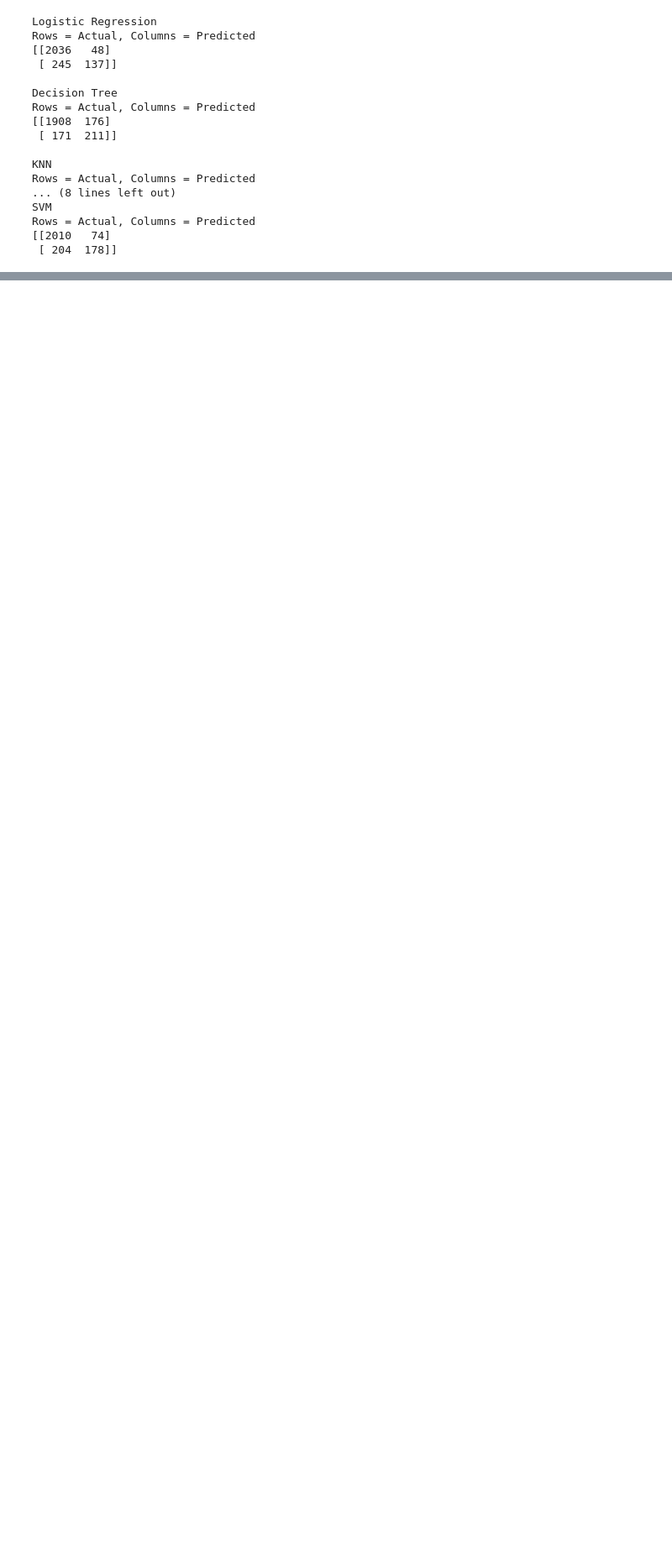
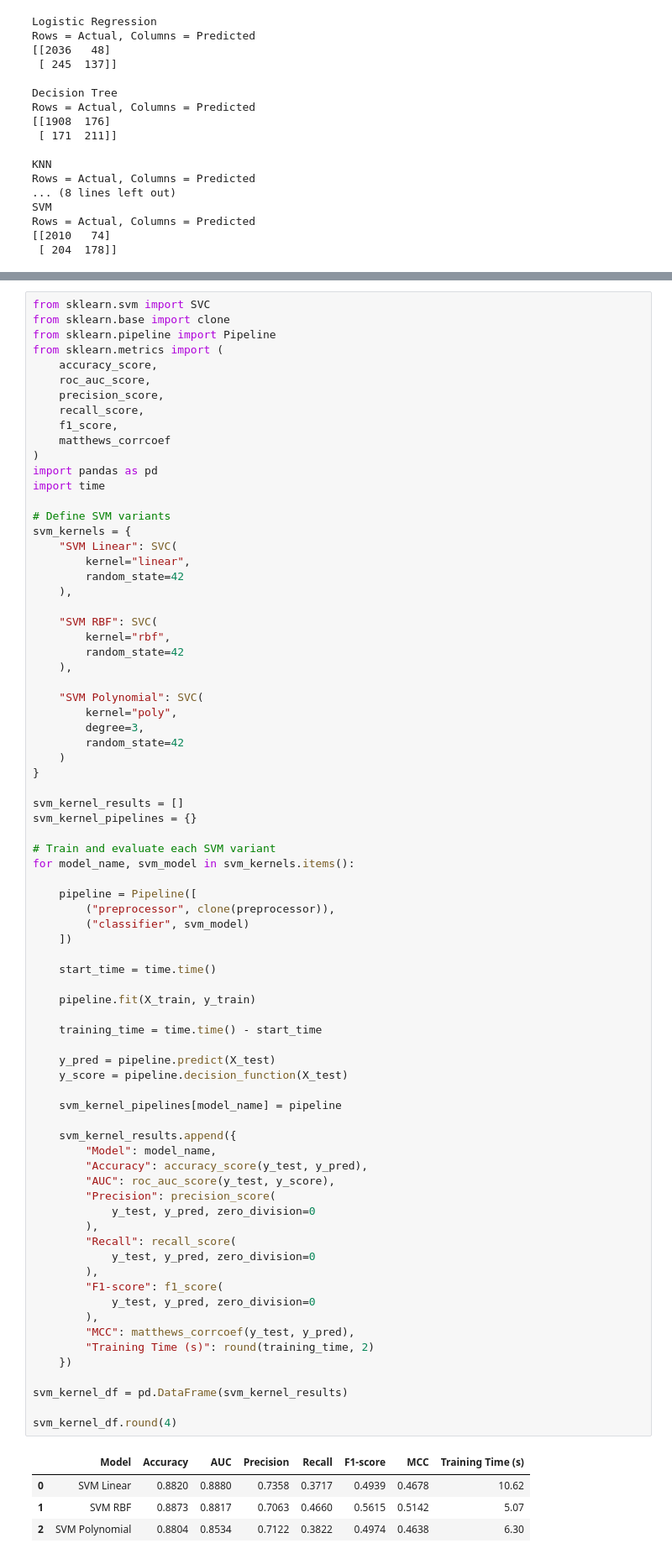
Before and after one commit to 2026AJ05675-LEO/online-shoppers-purchase-prediction, a Jupyter notebook: online-shoppers-purchase-prediction.ipynb, the cells around one changed output, grey strips where cells are left out. Shown at 84% size. Saved outputs shown, nothing was run; the diff lists cells and outputs as text; blank space fills up the shorter version.

```diff
--- a/online-shoppers-purchase-prediction.ipynb
+++ b/online-shoppers-purchase-prediction.ipynb
@@ -957,0 +997,81 @@ display(
+# %%
+from sklearn.svm import SVC
+from sklearn.base import clone
+from sklearn.pipeline import Pipeline
+from sklearn.metrics import (
+    accuracy_score,
+    roc_auc_score,
+    precision_score,
+    recall_score,
+    f1_score,
+    matthews_corrcoef
+)
+import pandas as pd
+import time
+
+# Define SVM variants
+svm_kernels = {
+    "SVM Linear": SVC(
+        kernel="linear",
+        random_state=42
+    ),
+
+    "SVM RBF": SVC(
+        kernel="rbf",
+        random_state=42
+    ),
+
+    "SVM Polynomial": SVC(
+        kernel="poly",
+        degree=3,
+        random_state=42
+    )
+}
+
+svm_kernel_results = []
+svm_kernel_pipelines = {}
+
+# Train and evaluate each SVM variant
+for model_name, svm_model in svm_kernels.items():
+
+    pipeline = Pipeline([
+        ("preprocessor", clone(preprocessor)),
+        ("classifier", svm_model)
+    ])
+
+    start_time = time.time()
+
+    pipeline.fit(X_train, y_train)
+
+    training_time = time.time() - start_time
+
+    y_pred = pipeline.predict(X_test)
+    y_score = pipeline.decision_function(X_test)
+
+    svm_kernel_pipelines[model_name] = pipeline
+
+    svm_kernel_results.append({
+        "Model": model_name,
+        "Accuracy": accuracy_score(y_test, y_pred),
+        "AUC": roc_auc_score(y_test, y_score),
+        "Precision": precision_score(
+            y_test, y_pred, zero_division=0
+        ),
+        "Recall": recall_score(
+            y_test, y_pred, zero_division=0
+        ),
+        "F1-score": f1_score(
+            y_test, y_pred, zero_division=0
+        ),
+        "MCC": matthews_corrcoef(y_test, y_pred),
+        "Training Time (s)": round(training_time, 2)
+    })
+
+svm_kernel_df = pd.DataFrame(svm_kernel_results)
+
+svm_kernel_df.round(4)
+# %% [output]
+|  | Model | Accuracy | AUC | Precision | Recall | F1-score | MCC | Training Time (s) |
+| 0 | SVM Linear | 0.8820 | 0.8880 | 0.7358 | 0.3717 | 0.4939 | 0.4678 | 10.62 |
+| 1 | SVM RBF | 0.8873 | 0.8817 | 0.7063 | 0.4660 | 0.5615 | 0.5142 | 5.07 |
+| 2 | SVM Polynomial | 0.8804 | 0.8534 | 0.7122 | 0.3822 | 0.4974 | 0.4638 | 6.30 |
```
Also changed, not shown: parts of 21 cells of this notebook.
